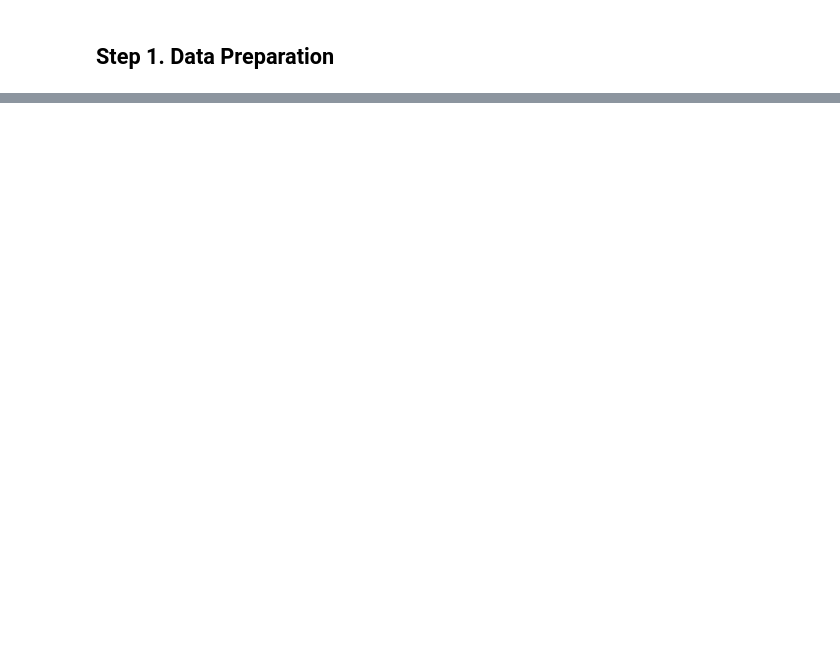
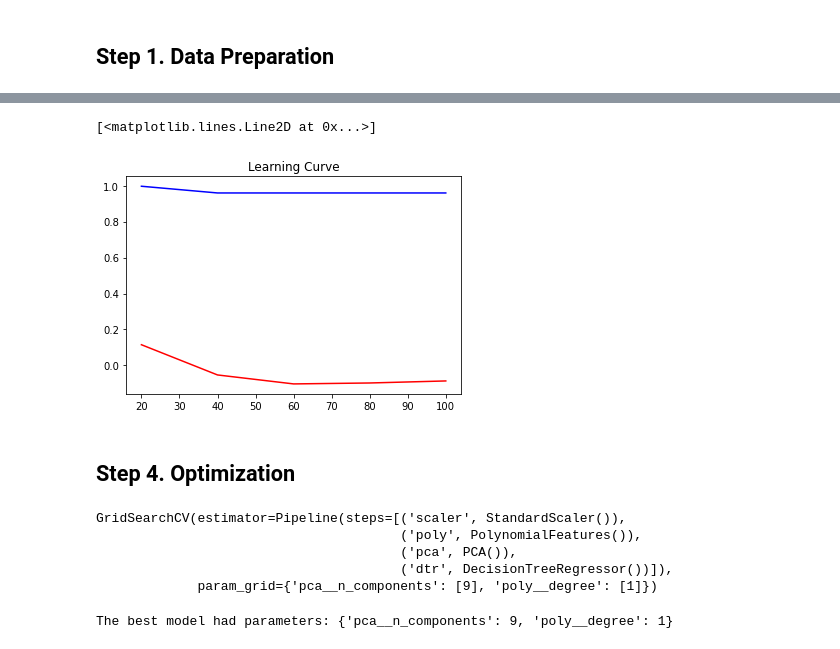
Before and after one commit to RobertSmithers/PredictingSolubility, a Jupyter notebook: main.ipynb, the cells around one changed output, grey strips where cells are left out. Saved outputs shown, nothing was run; the diff lists cells and outputs as text; code cells hidden in the pictures; blank space fills up the shorter version.

```diff
--- a/main.ipynb
+++ b/main.ipynb
@@ -148,0 +211,9 @@ mean_absolute_error(y_test, gscv.predict(X_test_cent))
+# %%
+train_sizes, train_scores, valid_scores = learning_curve(DecisionTreeRegressor(), X_train, y_train, train_sizes=[20,40,60,80,100])
+
+plt.title("Learning Curve")
+plt.plot(train_sizes, train_scores.mean(axis=0), c='b')
+plt.plot(train_sizes, valid_scores.mean(axis=0), c='r')
+# %% [output]
+[<matplotlib.lines.Line2D at 0x...>]
+[figure, added]
@@ -148,0 +222,26 @@ mean_absolute_error(y_test, gscv.predict(X_test_cent))
+# %% [markdown]
+## Step 4. Optimization
+# %%
+params = {'poly__degree': [1], 'pca__n_components': [9]}
+model = GridSearchCV(pl,params)
+model.fit(X_train,y_train)
+# %% [output]
+GridSearchCV(estimator=Pipeline(steps=[('scaler', StandardScaler()),
+                                       ('poly', PolynomialFeatures()),
+                                       ('pca', PCA()),
+                                       ('dtr', DecisionTreeRegressor())]),
+             param_grid={'pca__n_components': [9], 'poly__degree': [1]})
+# %%
+from sklearn.metrics import mean_squared_error as mse
+
+def print_best_model(grid_search_model):
+    ranks = grid_search_model.cv_results_["rank_test_score"]
+    best_index = np.where(ranks==1)[0][0]
+    print("The best model had parameters:", grid_search_model.cv_results_["params"][best_index])
+
+print_best_model(model)
+# Best
+# Poly degree 1
+# n_components 9
+# %% [output]
+The best model had parameters: {'pca__n_components': 9, 'poly__degree': 1}
```
Also changed, not shown: parts of 30 cells of this notebook.
